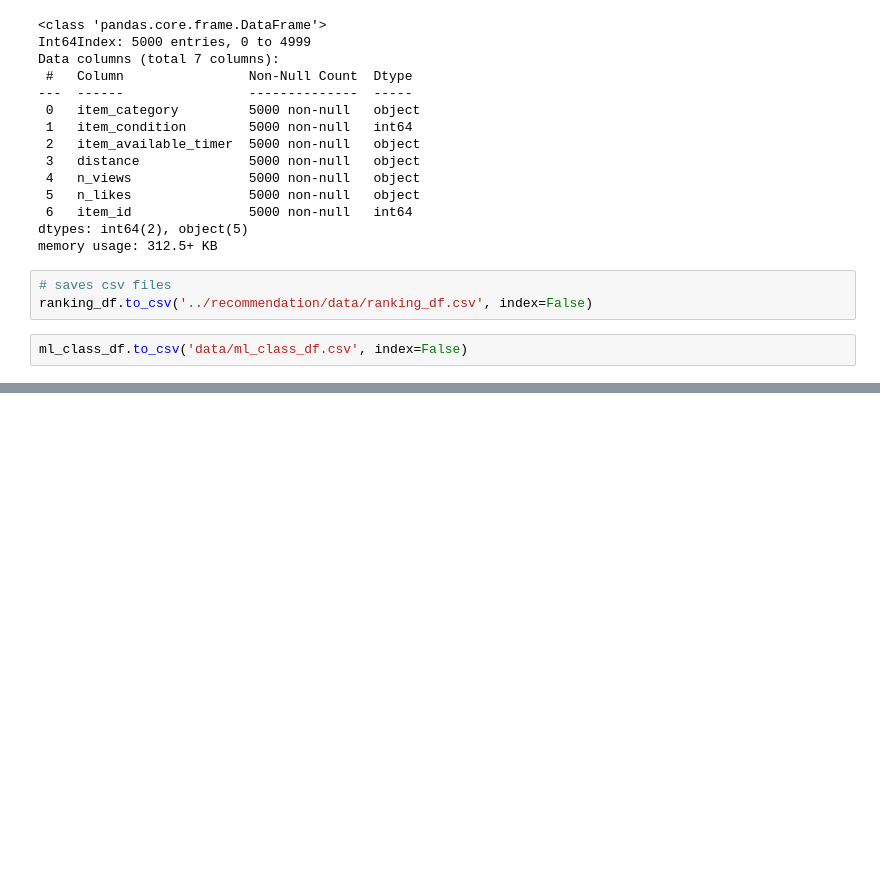
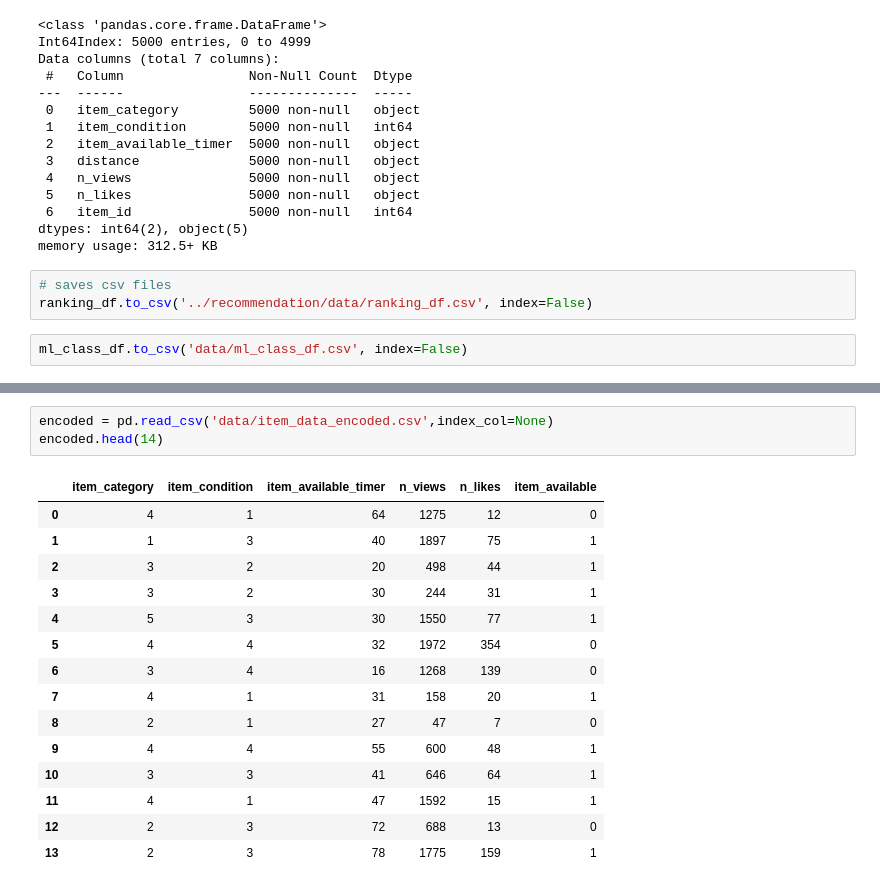
Before and after one commit to TechLabs-Berlin/wt23-geofree, a Jupyter notebook: machine_learning/mock_datasets-classif-reco.ipynb, the cells around one changed output, grey strips where cells are left out. Cells and saved outputs as stored; diff of their text form; blank space fills up the shorter version.

```diff
--- a/machine_learning/mock_datasets-classif-reco.ipynb
+++ b/machine_learning/mock_datasets-classif-reco.ipynb
@@ -479,0 +484,19 @@ ml_class_df.to_csv('data/ml_class_df.csv', index=False)
+# %%
+encoded = pd.read_csv('data/item_data_encoded.csv',index_col=None)
+encoded.head(14)
+# %% [output]
+|  | item_category | item_condition | item_available_timer | n_views | n_likes | item_available |
+| 0 | 4 | 1 | 64 | 1275 | 12 | 0 |
+| 1 | 1 | 3 | 40 | 1897 | 75 | 1 |
+| 2 | 3 | 2 | 20 | 498 | 44 | 1 |
+| 3 | 3 | 2 | 30 | 244 | 31 | 1 |
+| 4 | 5 | 3 | 30 | 1550 | 77 | 1 |
+| 5 | 4 | 4 | 32 | 1972 | 354 | 0 |
+| 6 | 3 | 4 | 16 | 1268 | 139 | 0 |
+| 7 | 4 | 1 | 31 | 158 | 20 | 1 |
+| 8 | 2 | 1 | 27 | 47 | 7 | 0 |
+| 9 | 4 | 4 | 55 | 600 | 48 | 1 |
+| 10 | 3 | 3 | 41 | 646 | 64 | 1 |
+| 11 | 4 | 1 | 47 | 1592 | 15 | 1 |
+| 12 | 2 | 3 | 72 | 688 | 13 | 0 |
+| 13 | 2 | 3 | 78 | 1775 | 159 | 1 |
```
Also changed, not shown: parts of 18 cells of this notebook, 13 other files.
